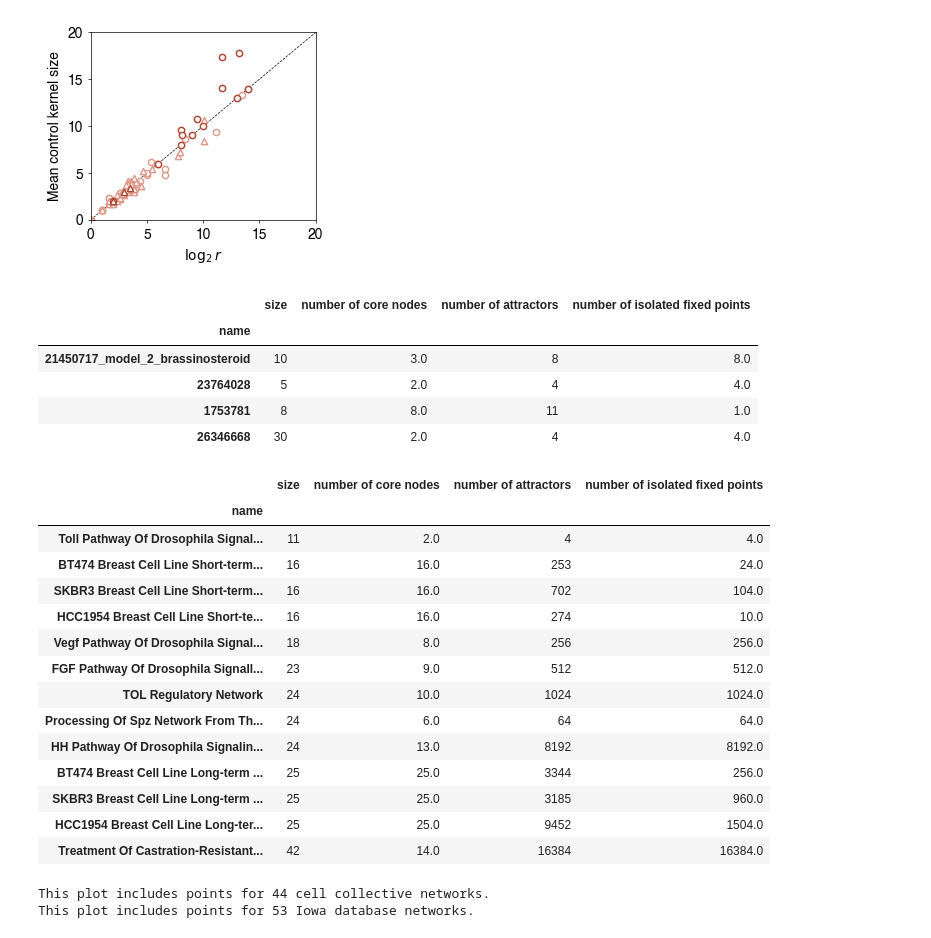
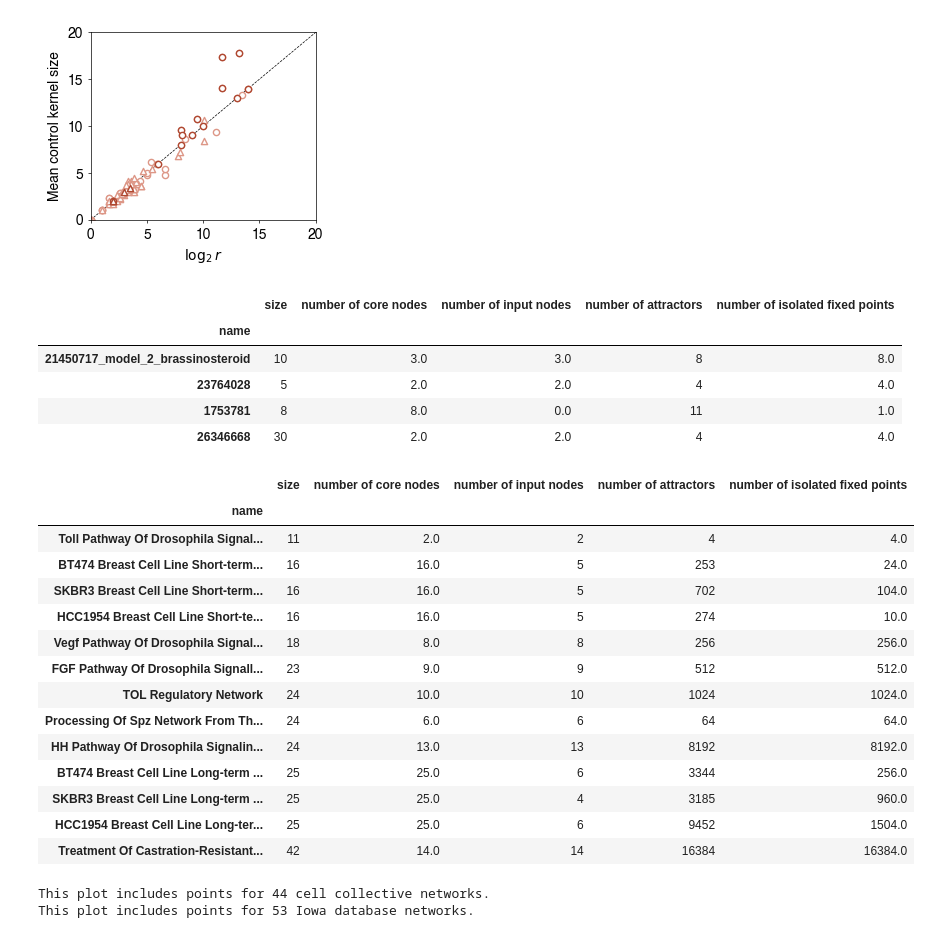
Before and after one commit to bcdaniels/Control-of-Synthetic-Boolean-Networks, a Jupyter notebook: CK_basin_sizes/basin-paper-figures.ipynb, the cells around one changed output. Saved outputs shown, nothing was run; the diff lists cells and outputs as text; code cells hidden in the pictures.

```diff
--- a/CK_basin_sizes/basin-paper-figures.ipynb
+++ b/CK_basin_sizes/basin-paper-figures.ipynb
@@ -98,6 +98,7 @@ for name in dataDictExactRandom:
     net = WTNetwork(weights,thresholds=thresholds)
     connected_components = list(nx.connected_components(net.network_graph().to_undirected()))
     dfExactRandomAll.loc[name,'number of core nodes'] = len(core_nodes(net))
+    dfExactRandomAll.loc[name,'number of input nodes'] = len(self_loop_input_nodes(net))
     if recompute_WT_basins:
         basinDataExactRandom[name] = {
                                       'connected_components':connected_components,
@@ -129,6 +130,7 @@ for name in dataDictExactRBN: #tqdm.tqdm(dataDictExactRBN):
     net = LogicNetwork(table)
     connected_components = list(nx.connected_components(net.network_graph().to_undirected()))
     dfExactRandomAll.loc[name,'number of core nodes'] = len(core_nodes(net))
+    dfExactRandomAll.loc[name,'number of input nodes'] = len(self_loop_input_nodes(net))
     if recompute_RBN_basins:
         basinDataExactRBN[name] = {'basin_sizes':net.basin_sizes,
                                    'attractors':net.attractors,
@@ -286,11 +288,13 @@ for name in netDict:
     if nice_name(name) in ck_df.index:
         ck_df.loc[nice_name(name),'number of leaf nodes'] = len(leaf_nodes(netDict[name]))
         ck_df.loc[nice_name(name),'number of core nodes'] = len(core_nodes(netDict[name]))
+        ck_df.loc[nice_name(name),'number of input nodes'] = len(self_loop_input_nodes(netDict[name]))
 
 for name in netDictIowa:
     if name in dfIowa.index:
         dfIowa.loc[name,'number of leaf nodes'] = len(leaf_nodes(netDictIowa[name]))
         dfIowa.loc[name,'number of core nodes'] = len(core_nodes(netDictIowa[name]))
+        dfIowa.loc[name,'number of input nodes'] = len(self_loop_input_nodes(netDictIowa[name]))
 # %% [markdown]
 ### Compute control kernel size predictions
 # %%
@@ -474,11 +498,14 @@ relative_ck_sizes_isolated_iowa = []
 relative_ck_sizes_nonisolated_iowa = []
 relative_ck_sizes_isolated_core_only_iowa = []
 relative_ck_sizes_nonisolated_core_only_iowa = []
+relative_ck_sizes_noloop_iowa = []
+relative_ck_sizes_noloop_core_only_iowa = []
 for name in basinDataExactIowa:
     ck_sizes = dataDictIowa[name]['control_kernel_sizes']
     basinDataExactIowa[name]['control_kernel_sizes'] = ck_sizes
     net_size = dataDictIowa[name]['size']
     net_core_size = dfIowa.loc[name,'number of core nodes']
+    net_num_inputs = dfIowa.loc[name,'number of input nodes']
     if 'is_isolated_list' in basinDataExactIowa[name]:
         isolated = basinDataExactIowa[name]['is_isolated_list']
 
@@ -489,12 +516,18 @@ for name in basinDataExactIowa:
         #     np.mean([ ck_size for ck_size in ck_sizes_nonisolated if ck_size is not None ])
 
         # add to lists of isolated and nonisolated relative ck sizes
-        relative_ck_sizes_isolated_iowa.extend([ ck_sizes[i]/net_size for i in range(len(ck_sizes)) if isolated[i] ])
-        relative_ck_sizes_nonisolated_iowa.extend(
-            [ ck_sizes[i]/net_size for i in range(len(ck_sizes)) if (not isolated[i]) and (ck_sizes[i] is not None) ])
-        relative_ck_sizes_isolated_core_only_iowa.extend([ ck_sizes[i]/net_core_size for i in range(len(ck_sizes)) if isolated[i] ])
-        relative_ck_sizes_nonisolated_core_only_iowa.extend(
-            [ ck_sizes[i]/net_core_size for i in range(len(ck_sizes)) if (not isolated[i]) and (ck_sizes[i] is not None) ])
+        if net_num_inputs == net_core_size: # keep data from zero-loop networks separate
+            relative_ck_sizes_noloop_iowa.extend(
+                [ ck_sizes[i]/net_size for i in range(len(ck_sizes)) if (ck_sizes[i] != None) ])
+            relative_ck_sizes_noloop_core_only_iowa.extend(
+                [ ck_sizes[i]/net_core_size for i in range(len(ck_sizes)) if (ck_sizes[i] != None) ])
+        else:
+            relative_ck_sizes_isolated_iowa.extend([ ck_sizes[i]/net_size for i in range(len(ck_sizes)) if isolated[i] ])
+            relative_ck_sizes_nonisolated_iowa.extend(
+                [ ck_sizes[i]/net_size for i in range(len(ck_sizes)) if (not isolated[i]) and (ck_sizes[i] is not None) ])
+            relative_ck_sizes_isolated_core_only_iowa.extend([ ck_sizes[i]/net_core_size for i in range(len(ck_sizes)) if isolated[i] ])
+            relative_ck_sizes_nonisolated_core_only_iowa.extend(
+                [ ck_sizes[i]/net_core_size for i in range(len(ck_sizes)) if (not isolated[i]) and (ck_sizes[i] is not None) ])
 # %% [markdown]
 ### Output relevant data for variance calculations
 # %%
@@ -791,32 +824,32 @@ There are 13 cell collective networks out of 44 with proportion of isolated fixe
 There are 4 Iowa database networks out of 53 with proportion of isolated fixed points > 0.0.
 [figure]
 # %%
-dfIowa_largeProp[['size','number of core nodes','number of attractors','number of isolated fixed points']]
+dfIowa_largeProp[['size','number of core nodes','number of input nodes','number of attractors','number of isolated fixed points']]
 # %% [output]
-|  | size | number of core nodes | number of attractors | number of isolated fixed points |
-| name |  |  |  |  |
-| 21450717_model_2_brassinosteroid | 10 | 3.0 | 8 | 8.0 |
-| 23764028 | 5 | 2.0 | 4 | 4.0 |
-| 1753781 | 8 | 8.0 | 11 | 1.0 |
-| 26346668 | 30 | 2.0 | 4 | 4.0 |
+|  | size | number of core nodes | number of input nodes | number of attractors | number of isolated fixed points |
+| name |  |  |  |  |  |
+| 21450717_model_2_brassinosteroid | 10 | 3.0 | 3.0 | 8 | 8.0 |
+| 23764028 | 5 | 2.0 | 2.0 | 4 | 4.0 |
+| 1753781 | 8 | 8.0 | 0.0 | 11 | 1.0 |
+| 26346668 | 30 | 2.0 | 2.0 | 4 | 4.0 |
 # %%
-ck_df_largeProp[['size','number of core nodes','number of attractors','number of isolated fixed points']]
+ck_df_largeProp[['size','number of core nodes','number of input nodes','number of attractors','number of isolated fixed points']]
 # %% [output]
-|  | size | number of core nodes | number of attractors | number of isolated fixed points |
-| name |  |  |  |  |
-| Toll Pathway Of Drosophila Signal... | 11 | 2.0 | 4 | 4.0 |
-| BT474 Breast Cell Line Short-term... | 16 | 16.0 | 253 | 24.0 |
-| SKBR3 Breast Cell Line Short-term... | 16 | 16.0 | 702 | 104.0 |
-| HCC1954 Breast Cell Line Short-te... | 16 | 16.0 | 274 | 10.0 |
-| Vegf Pathway Of Drosophila Signal... | 18 | 8.0 | 256 | 256.0 |
-| FGF Pathway Of Drosophila Signall... | 23 | 9.0 | 512 | 512.0 |
-| TOL Regulatory Network | 24 | 10.0 | 1024 | 1024.0 |
-| Processing Of Spz Network From Th... | 24 | 6.0 | 64 | 64.0 |
-| HH Pathway Of Drosophila Signalin... | 24 | 13.0 | 8192 | 8192.0 |
-| BT474 Breast Cell Line Long-term ... | 25 | 25.0 | 3344 | 256.0 |
-| SKBR3 Breast Cell Line Long-term ... | 25 | 25.0 | 3185 | 960.0 |
-| HCC1954 Breast Cell Line Long-ter... | 25 | 25.0 | 9452 | 1504.0 |
-| Treatment Of Castration-Resistant... | 42 | 14.0 | 16384 | 16384.0 |
+|  | size | number of core nodes | number of input nodes | number of attractors | number of isolated fixed points |
+| name |  |  |  |  |  |
+| Toll Pathway Of Drosophila Signal... | 11 | 2.0 | 2 | 4 | 4.0 |
+| BT474 Breast Cell Line Short-term... | 16 | 16.0 | 5 | 253 | 24.0 |
+| SKBR3 Breast Cell Line Short-term... | 16 | 16.0 | 5 | 702 | 104.0 |
+| HCC1954 Breast Cell Line Short-te... | 16 | 16.0 | 5 | 274 | 10.0 |
+| Vegf Pathway Of Drosophila Signal... | 18 | 8.0 | 8 | 256 | 256.0 |
+| FGF Pathway Of Drosophila Signall... | 23 | 9.0 | 9 | 512 | 512.0 |
+| TOL Regulatory Network | 24 | 10.0 | 10 | 1024 | 1024.0 |
+| Processing Of Spz Network From Th... | 24 | 6.0 | 6 | 64 | 64.0 |
+| HH Pathway Of Drosophila Signalin... | 24 | 13.0 | 13 | 8192 | 8192.0 |
+| BT474 Breast Cell Line Long-term ... | 25 | 25.0 | 6 | 3344 | 256.0 |
+| SKBR3 Breast Cell Line Long-term ... | 25 | 25.0 | 4 | 3185 | 960.0 |
+| HCC1954 Breast Cell Line Long-ter... | 25 | 25.0 | 6 | 9452 | 1504.0 |
+| Treatment Of Castration-Resistant... | 42 | 14.0 | 14 | 16384 | 16384.0 |
 # %%
 # plot actual ck size versus isolated approximation for cell collective networks
 
```
Also changed, not shown: parts of 10 cells of this notebook, 1 other file.
